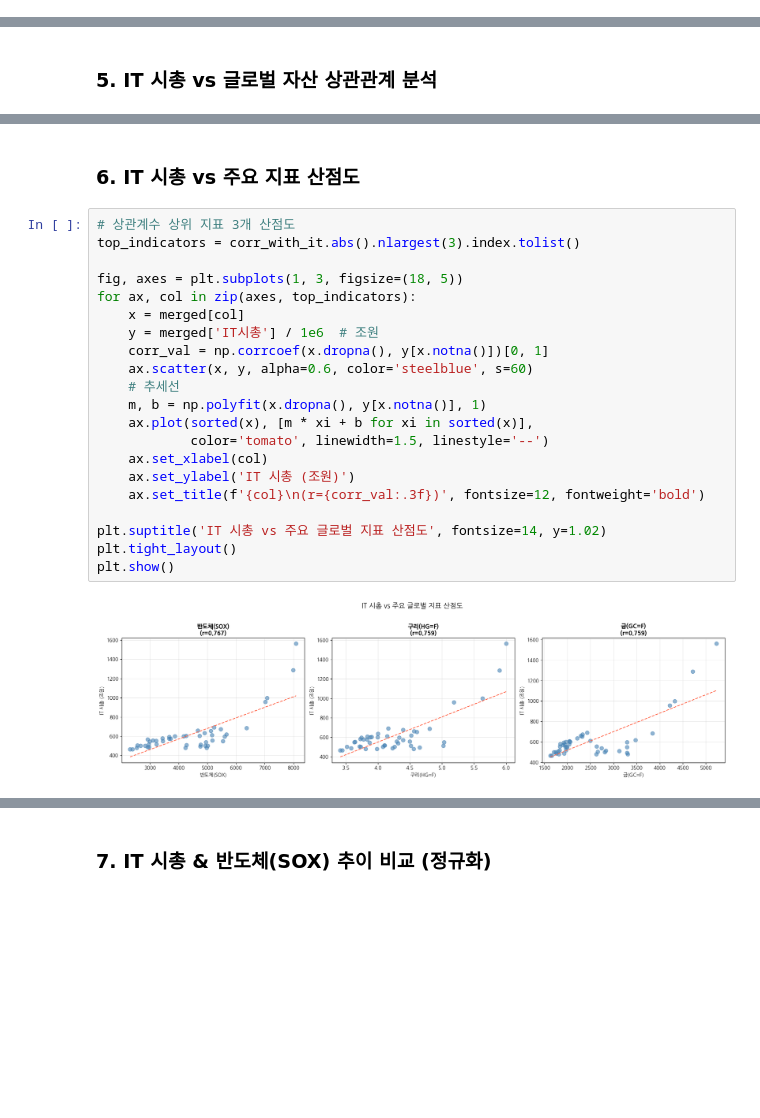
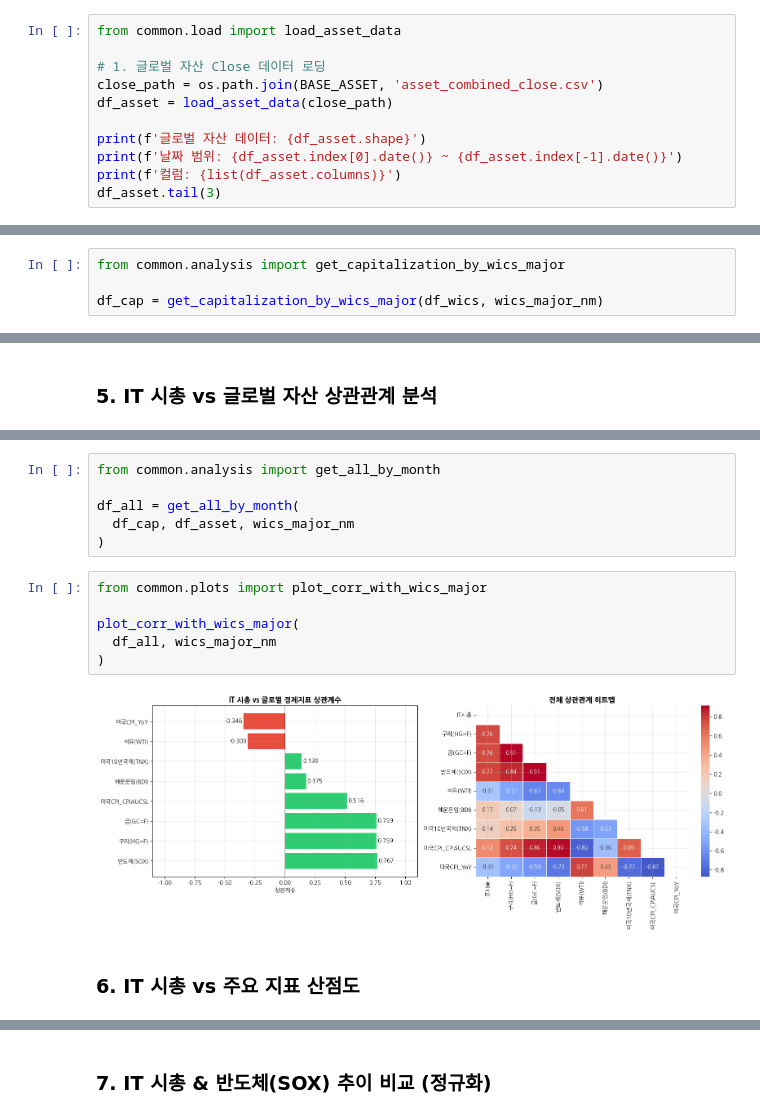
Before and after one commit to techshin31/test_stock, a Jupyter notebook: analysis/analysis_good593/2-1. IT_analysis.ipynb, the cells around one changed output, grey strips where cells are left out. Cells and saved outputs as stored; diff of their text form; blank space fills up the shorter version.

```diff
--- a/analysis/analysis_good593/2-1. IT_analysis.ipynb
+++ b/analysis/analysis_good593/2-1. IT_analysis.ipynb
@@ -62,0 +34,11 @@ df_asset.tail(3)
+# %%
+from common.load import load_asset_data
+
+# 1. 글로벌 자산 Close 데이터 로딩
+close_path = os.path.join(BASE_ASSET, 'asset_combined_close.csv')
+df_asset = load_asset_data(close_path)
+
+print(f'글로벌 자산 데이터: {df_asset.shape}')
+print(f'날짜 범위: {df_asset.index[0].date()} ~ {df_asset.index[-1].date()}')
+print(f'컬럼: {list(df_asset.columns)}')
+df_asset.tail(3)
@@ -140,0 +81,4 @@ plt.show()
+# %%
+from common.analysis import get_capitalization_by_wics_major
+
+df_cap = get_capitalization_by_wics_major(df_wics, wics_major_nm)
@@ -230,25 +106,16 @@ IT 시총과 글로벌 지표 상관계수:
+# %%
+from common.analysis import get_all_by_month
+
+df_all = get_all_by_month(
+  df_cap, df_asset, wics_major_nm
+)
+# %%
+from common.plots import plot_corr_with_wics_major
+
+plot_corr_with_wics_major(
+  df_all, wics_major_nm
+)
+# %% [output]
+[figure, added]
 # %% [markdown]
 ### 6. IT 시총 vs 주요 지표 산점도
-# %%
-# 상관계수 상위 지표 3개 산점도
-top_indicators = corr_with_it.abs().nlargest(3).index.tolist()
-
-fig, axes = plt.subplots(1, 3, figsize=(18, 5))
-for ax, col in zip(axes, top_indicators):
-    x = merged[col]
-    y = merged['IT시총'] / 1e6  # 조원
-    corr_val = np.corrcoef(x.dropna(), y[x.notna()])[0, 1]
-    ax.scatter(x, y, alpha=0.6, color='steelblue', s=60)
-    # 추세선
-    m, b = np.polyfit(x.dropna(), y[x.notna()], 1)
-    ax.plot(sorted(x), [m * xi + b for xi in sorted(x)],
-            color='tomato', linewidth=1.5, linestyle='--')
-    ax.set_xlabel(col)
-    ax.set_ylabel('IT 시총 (조원)')
-    ax.set_title(f'{col}\n(r={corr_val:.3f})', fontsize=12, fontweight='bold')
-
-plt.suptitle('IT 시총 vs 주요 글로벌 지표 산점도', fontsize=14, y=1.02)
-plt.tight_layout()
-plt.show()
-# %% [output]
-[figure, removed]
```
Also changed, not shown: parts of 17 cells of this notebook, 11 other files.
